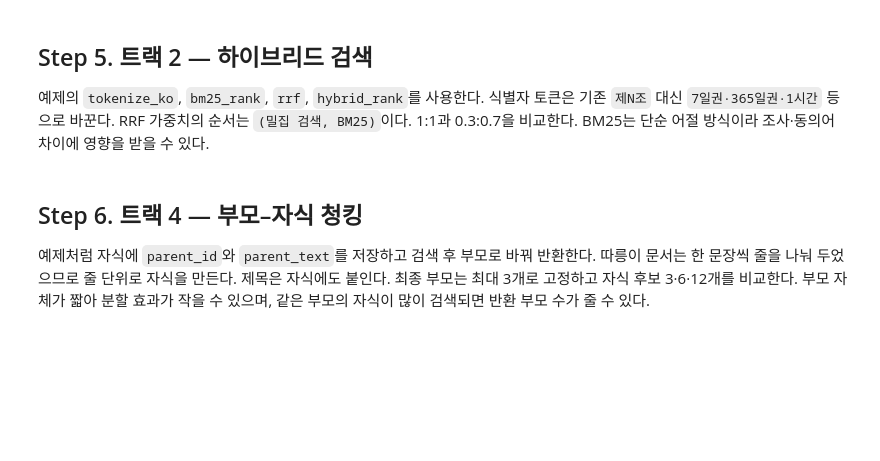
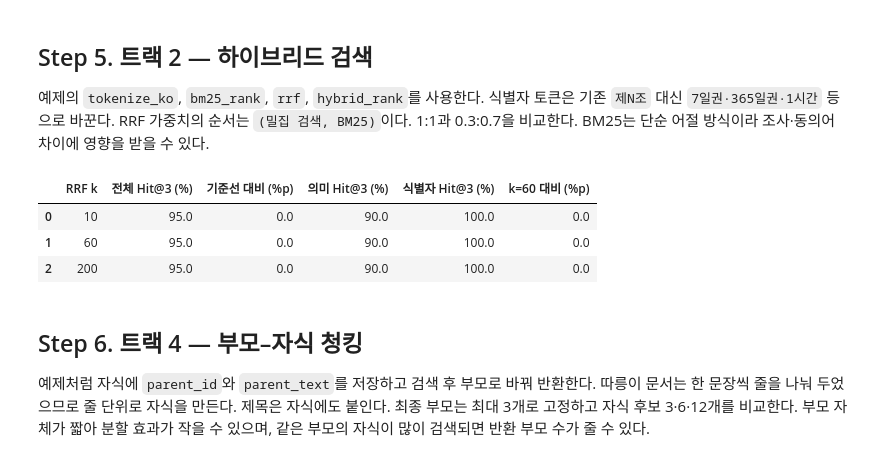
Before and after one commit to yooongZa/AIFFEL_Quest_EPA, a Jupyter notebook: 0930_private_rag_bikeseoul_project.ipynb, the cells around one changed output. Cells and saved outputs as stored; diff of their text form; code cells hidden in the pictures; blank space fills up the shorter version.

```diff
--- a/0930_private_rag_bikeseoul_project.ipynb
+++ b/0930_private_rag_bikeseoul_project.ipynb
@@ -480,6 +480,58 @@ def weighted_hybrid_rank(query, top_n=3):
         weights=[0.3, 0.7], top_n=top_n,
     )
     return [idx for idx, score in results]
+# %%
+import pandas as pd
+
+# 같은 검색 순위를 재사용해 RRF의 k만 비교합니다.
+rrf_k_rankings = [
+    (gold, dense_rank(question, top_n=20), bm25_rank(question, top_n=20))
+    for question, gold in combined_eval
+]
+
+# 같은 검색 결과에서 밀집 검색 기준선도 계산합니다.
+rrf_k_baseline = sum(
+    gold in dense_ids[:3]
+    for gold, dense_ids, bm25_ids in rrf_k_rankings
+) / len(rrf_k_rankings)
+
+rrf_k_rows = []
+
+for rrf_k in [10, 60, 200]:
+    rrf_k_hits = [
+        gold in rrf([dense_ids, bm25_ids], k=rrf_k, top_n=3)
+        for gold, dense_ids, bm25_ids in rrf_k_rankings
+    ]
+
+    rrf_k_score = sum(rrf_k_hits) / len(rrf_k_hits)
+
+    rrf_k_rows.append({
+        "RRF k": rrf_k,
+        "전체 Hit@3 (%)": rrf_k_score * 100,
+        "기준선 대비 (%p)": (rrf_k_score - rrf_k_baseline) * 100,
+        "의미 Hit@3 (%)":
+            sum(rrf_k_hits[:len(eval_set)]) / len(eval_set) * 100,
+        "식별자 Hit@3 (%)":
+            sum(rrf_k_hits[len(eval_set):]) / len(id_eval_set) * 100,
+    })
+
+rrf_k_summary = pd.DataFrame(rrf_k_rows)
+
+# 기존 설정인 k=60과도 비교합니다.
+rrf_k_reference = rrf_k_summary.loc[
+    rrf_k_summary["RRF k"] == 60, "전체 Hit@3 (%)"
+].iloc[0]
+
+rrf_k_summary["k=60 대비 (%p)"] = (
+    rrf_k_summary["전체 Hit@3 (%)"] - rrf_k_reference
+)
+
+display(rrf_k_summary.round(1))
+# %% [output]
+|  | RRF k | 전체 Hit@3 (%) | 기준선 대비 (%p) | 의미 Hit@3 (%) | 식별자 Hit@3 (%) | k=60 대비 (%p) |
+| 0 | 10 | 95.0 | 0.0 | 90.0 | 100.0 | 0.0 |
+| 1 | 60 | 95.0 | 0.0 | 90.0 | 100.0 | 0.0 |
+| 2 | 200 | 95.0 | 0.0 | 90.0 | 100.0 | 0.0 |
 # %% [markdown]
 ## Step 6. 트랙 4 — 부모–자식 청킹
 예제처럼 자식에 `parent_id`와 `parent_text`를 저장하고 검색 후 부모로 바꿔 반환한다.
```
